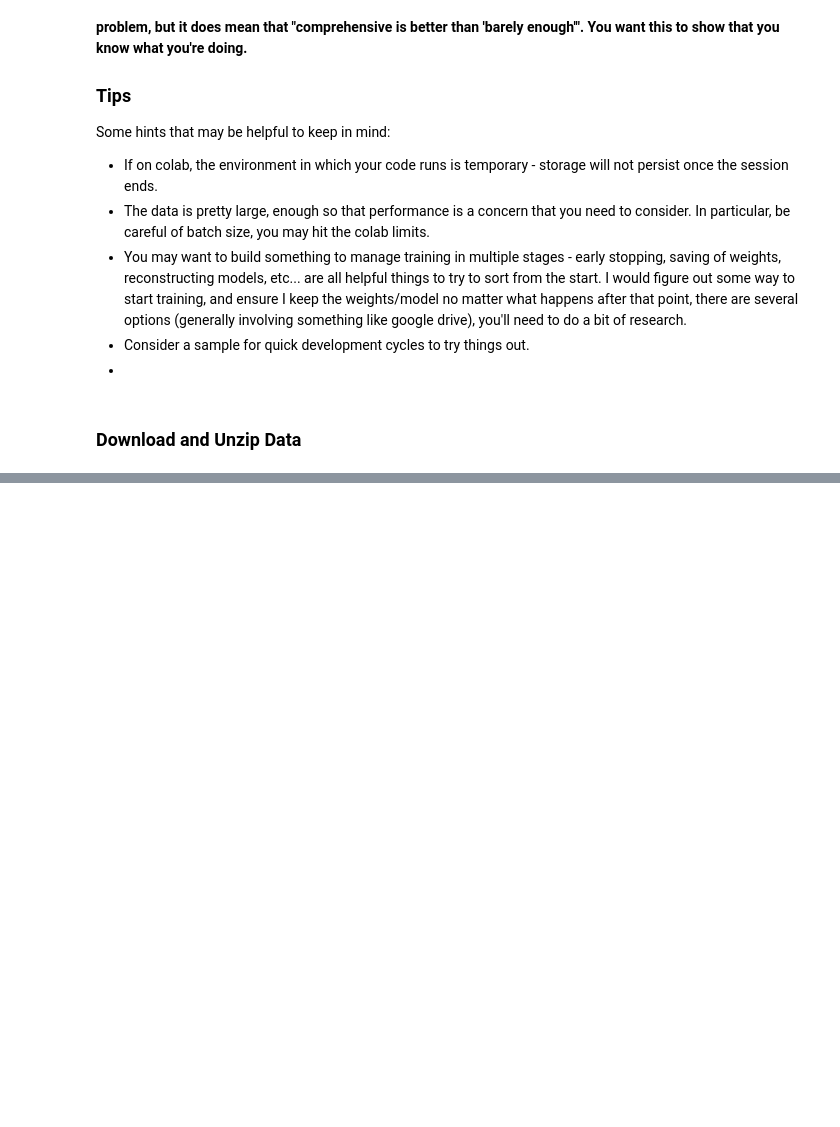
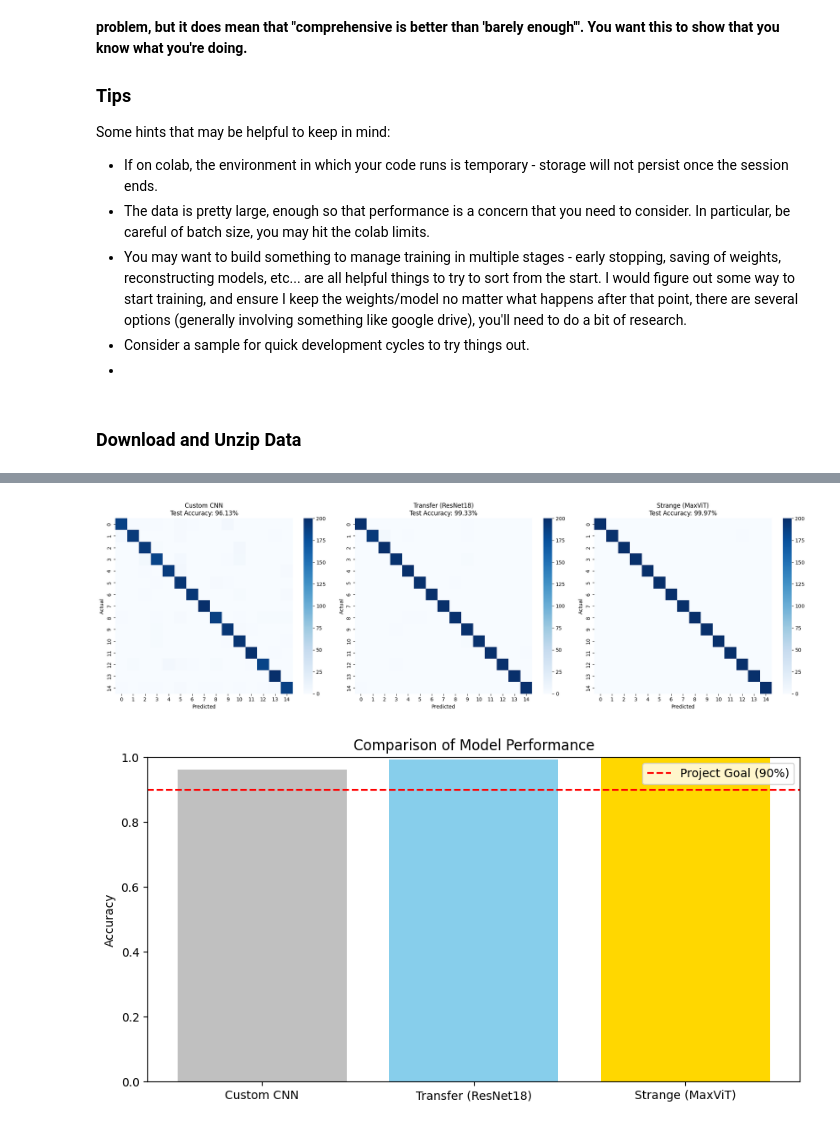
Before and after one commit to AkeemSemperDataScience/3950-project-2-vector-s-vengeful-vectors, a Jupyter notebook: START_Proj_2_TORCH.ipynb, the cells around one changed output, grey strips where cells are left out. Cells and saved outputs as stored; diff of their text form; code cells hidden in the pictures; blank space fills up the shorter version.

Commit message:
finished adding strange model and the evaluation part.

```diff
--- a/START_Proj_2_TORCH.ipynb
+++ b/START_Proj_2_TORCH.ipynb
@@ -405,0 +395,50 @@ Epoch 5/5: Train Acc=0.9905, Val Acc=0.9930
+# %%
+def evaluate_all_three(models_dict, test_loader):
+    plt.figure(figsize=(20, 6))
+    final_stats = {}
+
+    for i, (name, model) in enumerate(models_dict.items()):
+        model.eval()
+        all_preds, all_labels = [], []
+
+        with torch.no_grad():
+            for images, labels in test_loader:
+                images, labels = images.to(device), labels.to(device)
+                outputs = model(images)
+                _, preds = torch.max(outputs, 1)
+                all_preds.extend(preds.cpu().numpy())
+                all_labels.extend(labels.cpu().numpy())
+
+        acc = np.mean(np.array(all_preds) == np.array(all_labels))
+        final_stats[name] = acc
+
+        # Plotting Confusion Matrix
+        plt.subplot(1, 3, i+1)
+        cm = confusion_matrix(all_labels, all_preds)
+        sns.heatmap(cm, annot=False, cmap='Blues')
+        plt.title(f"{name}\nTest Accuracy: {acc:.2%}")
+        plt.xlabel("Predicted")
+        plt.ylabel("Actual")
+
+    plt.tight_layout()
+    plt.show()
+
+    # Final Comparative Performance Chart
+    plt.figure(figsize=(10, 5))
+    plt.bar(final_stats.keys(), final_stats.values(), color=['silver', 'skyblue', 'gold'])
+    plt.axhline(y=0.9, color='r', linestyle='--', label='Project Goal (90%)')
+    plt.ylabel('Accuracy')
+    plt.title('Comparison of Model Performance')
+    plt.ylim(0, 1.0)
+    plt.legend()
+    plt.show()
+
+# Final evaluation using the models created in previous cells
+evaluate_all_three({
+    "Custom CNN": custom_model,
+    "Transfer (ResNet18)": transfer_model,
+    "Strange (MaxViT)": strange_model
+}, test_loader)
+# %% [output]
+[figure, added]
+[figure, added]
```
Also changed, not shown: parts of 16 cells of this notebook.
